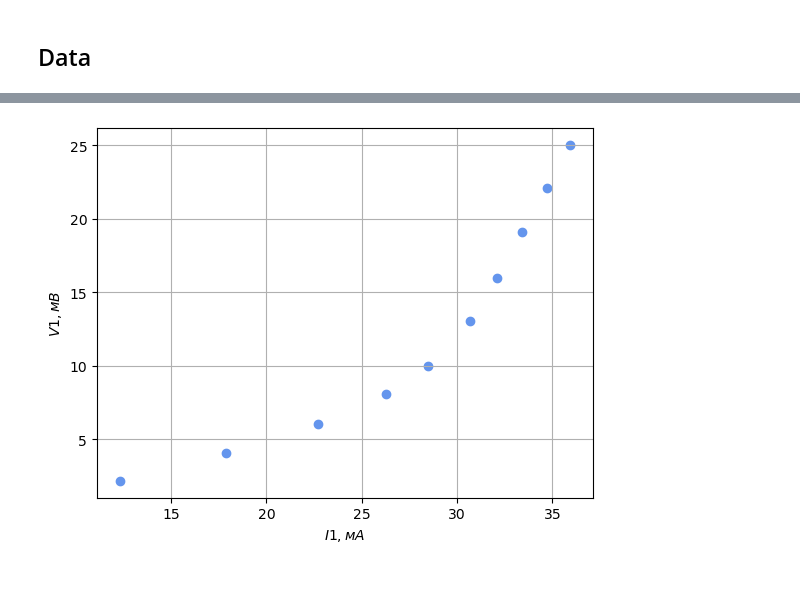
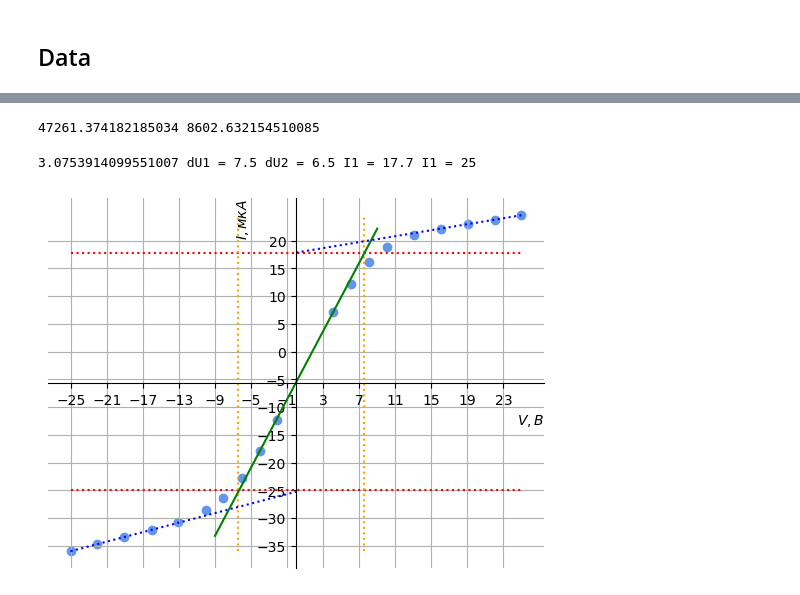
Before and after one commit to juliaProjorlivy/laba, a Jupyter notebook: 3_sem/laba_3.5.1/3.5.1.ipynb, the cells around one changed output, grey strips where cells are left out. Cells and saved outputs as stored; diff of their text form; code cells hidden in the pictures.

```diff
--- a/3_sem/laba_3.5.1/3.5.1.ipynb
+++ b/3_sem/laba_3.5.1/3.5.1.ipynb
@@ -169,27 +175,60 @@ plt.show()
+# %%
+Trel = 11800
+T2_1 = Trel * 0.5 * np.average([38, 51]) / k
+T2_2 = Trel * 0.5 * np.average([8.5, 7.7]) / k
+print(T2_1, T2_2)
+# %% [output]
+47261.374182185034 8602.632154510085
 # %%
 # меняем ток разряда на 1.5
 # отриц напряжение
 # %%
 Iraz = 1.516 * 10**(-3)
-A2 = [12.3, 17.9, 22.7, 26.3, 28.5, 30.7, 32.1, 33.4, 34.7, 35.95] #mkA
-V2 = [2.17, 4.06, 6.02, 8.06, 10.00, 13.07, 16.00, 19.08, 22.09, 25.03] #V
-x = A2
-y = V2
+A2 = [24.6, 23.8, 23.0, 22.2, 21.1, 18.8, 16.1, 12.2, 7.1] #mkA
+V2 = [25, 22.09, 19.06, 16.03, 13.08, 10.06, 8.05, 6.04, 4.09] #V
+A2_neg = [-i for i in [12.3, 17.9, 22.7, 26.3, 28.5, 30.7, 32.1, 33.4, 34.7, 35.95]] #mkA
+V2_neg = [-i for i in [2.17, 4.06, 6.02, 8.06, 10.00, 13.07, 16.00, 19.08, 22.09, 25.03]] #V
+i3 = np.concatenate((A2, A2_neg))
+v3 = np.concatenate((V2, V2_neg))
+y = i3
+x = v3
+
 fig, ax = plt.subplots()
-
+plt.xticks(np.arange(int(min(x)), int(max(x)), 4), rotation=90)
+plt.yticks(np.arange(int(min(y)), int(max(y)), 5), rotation=90)
+ax.spines['left'].set_position('center')
+ax.spines['bottom'].set_position('center')
+ax.spines['top'].set_visible(False)
+ax.spines['right'].set_visible(False)
 plt.scatter(x, y, marker='o', color='cornflowerblue')
 
-#model1 = np.poly1d(np.polyfit(x, y, 1))
+plt.hlines(17.7, min(x), max(x), linestyles ="dotted", colors='red')
+plt.hlines(-25, min(x), max(x), linestyles ="dotted", colors='red')
+plt.vlines(7.5, min(y), max(y), linestyles ="dotted", colors='orange')
+plt.vlines(-6.5, min(y), max(y), linestyles ="dotted", colors='orange')
+
+model1 = np.poly1d(np.polyfit(x[8:11], y[8:11], 1))
 #print(model1)
+k = model1.c[0]
+polyline = np.linspace(-9, 9)
+plt.plot(polyline, model1(polyline), color = 'green', label="k = {: .2f}$\pm 0.01$".format(round(model1.c[0], 2)))
 
-#polyline = np.linspace(ns[0], ns[len(ns)-1] + 1)
-#plt.plot(polyline, model1(polyline), color = 'green', label="k = {: .2f}$\pm 0.01$".format(round(model1.c[0], 2)))
+model2 = np.poly1d(np.polyfit(x[:3], y[:3], 1))
+polyline = np.linspace(0, max(x))
+plt.plot(polyline, model2(polyline), color = 'blue', linestyle="dotted")
+model3 = np.poly1d(np.polyfit(x[-3:], y[-3:], 1))
+polyline = np.linspace(min(x), 0)
+plt.plot(polyline, model3(polyline), color = 'blue', linestyle="dotted")
+print(k, "dU1 = 7.5", "dU2 = 6.5", "I1 = 17.7","I1 = 25")
+
 
 plt.grid()
 
-plt.ylabel('$V1, мВ$')
-plt.xlabel('$I1, мА$')
-plt.show()
-#plt.savefig('tex/plot1.png', bbox_inches='tight')
+
+ax.set_xlabel('$V, В$', loc = "right")
+ax.set_ylabel('$I, мкА$', loc = "top")
+#plt.show()
+plt.savefig('tex/images/plotI_1.5.png', bbox_inches='tight')
 # %% [output]
+3.0753914099551007 dU1 = 7.5 dU2 = 6.5 I1 = 17.7 I1 = 25
-[figure, old version]
+[figure, new version]
```
Also changed, not shown: parts of 21 cells of this notebook, 13 other files.
